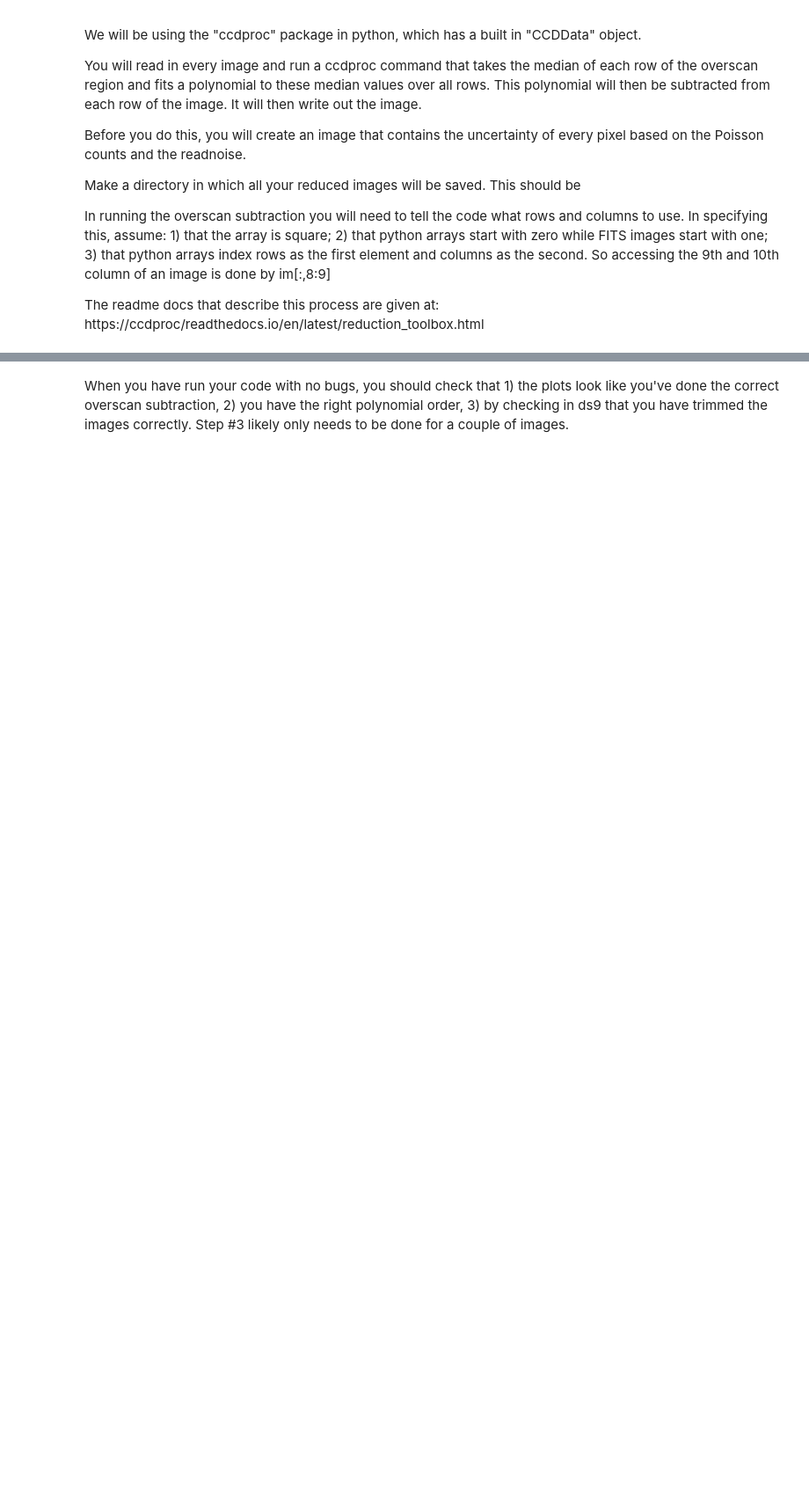
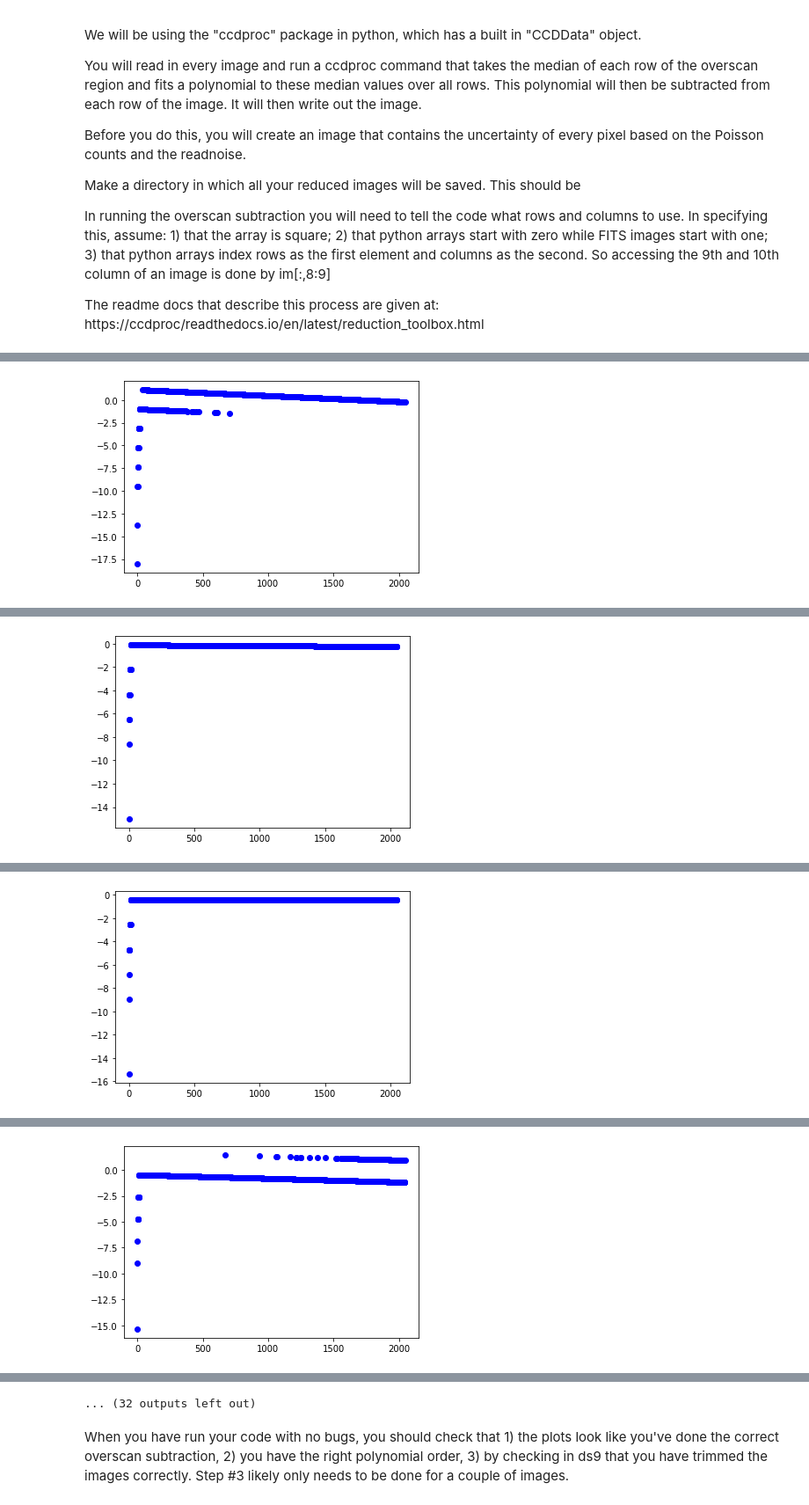
Before and after one commit to srodgers070/astr596_srodgersobsproject, a Jupyter notebook: reduction_part1_student.ipynb, the cells around one changed output, grey strips where cells are left out. Shown: that part at 88% size. Cells and saved outputs as stored; diff of their text form; code cells hidden in the pictures; blank space fills up the shorter version.

```diff
--- a/reduction_part1_student.ipynb
+++ b/reduction_part1_student.ipynb
@@ -116,10 +119,20 @@ The following cell is where you remove the bad images from your list.  If there
 # %%
 #a list of bad images
 #*************
-badlist = np.array(["bad1.fits","bad2.fits"])
+badlist = np.array([])
 
 #make a cleaned version of the biaslist
 biaslist_good = imlist_clean(biaslist,badlist)
 print("biaslist_good = ",biaslist_good)
 
 #Now repeat this block of code for the twilight flats and the science flats in each band
+
+
+
+
+good_B_k20=imlist_clean(sciencelist_B_KING20,badlist)
+good_V_k20=imlist_clean(sciencelist_V_KING20, badlist)
+good_B_NGC7296=imlist_clean(sciencelist_B_NGC7296, badlist)
+good_V_NGC7296=imlist_clean(sciencelist_V_NGC7296, badlist)
+good_flat_V=imlist_clean(flatlist_V, badlist)
+good_flat_B=imlist_clean(flatlist_B, badlist)
@@ -150,10 +168,16 @@ def oscan_subtract(imlist, redpath, rawpath):
     #rawpath = the path where the raw images are located
 
     #*************
+
+    #We read out on the left side of the images
+
     #Look in the telescope manual on google drive for the gain and readnoise values
-    g =  #gain in units of electrons/ADU
-    rn =  #readnoise in electrons
+    g =2.13  #gain in units of electrons/ADU
+    rn = 2.88 #readnoise in electrons
 
+
+
+    #overscan region is [2048:2200,1:2048]
     #loop over every image name in the bias list
     for imname in biaslist_good:
 
@@ -167,7 +191,7 @@ def oscan_subtract(imlist, redpath, rawpath):
         #p is the pixel count in ADU and sigma_RN is the readnoise
         #the u.<blah> is a python way of specifying unit that goes along with the number
 
-        im_with_err = ccdproc.create_deviation(im,gain=g * u.electron/u.adu, readnoise=5.0*u.electron)
+        im_with_err = ccdproc.create_deviation(im,gain=g * u.electron/u.adu, readnoise=rn*u.electron)
 
         #gain correct the images
         gain_corr_im = ccdproc.gain_correct(im_with_err,g * u.electron/u.adu)
@@ -177,7 +201,7 @@ def oscan_subtract(imlist, redpath, rawpath):
         #of one term (constant) and see how well it does
         #**********
         poly_model = models.Polynomial1D(1)
-        oscan_sub_im = ccdproc.subtract_overscan(gain_corr_im,overscan = gain_corr_im[****], \
+        oscan_sub_im = ccdproc.subtract_overscan(gain_corr_im,overscan = gain_corr_im[:,1947:2047], \
                                                  overscan_axis=1,model=poly_model)
 
         #make a plot of the median of each row of the now-subtracted overscan columns
@@ -189,16 +213,16 @@ def oscan_subtract(imlist, redpath, rawpath):
         #now go through every row, take the median, and put it into the check array
         #**********
         for i in range(len(np.asarray(oscan_sub_im[:]))):
-            oscan_check[i] = np.median(dat[i,*****])
+            oscan_check[i] = np.median(oscan_sub_im[i,:1947])
 
         #make a plot of the median vs the row number
         #**********
-        plt.plot(********,*******,'bo')
+        plt.plot(oscan_check_nrow,oscan_check,'bo')
         plt.show()
 
         #trim off the overscan regions
         #**********
-        trimmed_im = ccdproc.trim(oscan_sub_im[******])
+        trimmed_im = ccdproc.trim_image(oscan_sub_im[:1947])
 
         #write the image
         tr_imname = imname.replace('.fits','_tr.fits',1)
@@ -208,7 +232,8 @@ def oscan_subtract(imlist, redpath, rawpath):
 #perform overscan subtraction on the bias frames
 #the reduction path
 #****** This should be the absolute path to your files
-rawpath =
-redpath =
+rawpath = "/home/s376r951/RFSLAB/USER_DPT/s376r951/Data/Raw/20191104/"
+redpath = "/home/s376r951/RFSLAB/USER_DPT/s376r951/Data/Reduced/"
 
 oscan_subtract(biaslist_good, redpath, rawpath)
+# %% [output]
@@ -214,0 +241 @@ oscan_subtract(biaslist_good, redpath, rawpath)
+[figure, added]
@@ -214,0 +243 @@ oscan_subtract(biaslist_good, redpath, rawpath)
+[figure, added]
@@ -214,0 +245 @@ oscan_subtract(biaslist_good, redpath, rawpath)
+[figure, added]
@@ -214,0 +247 @@ oscan_subtract(biaslist_good, redpath, rawpath)
+[figure, added]
@@ -215,2 +252,3 @@ oscan_subtract(biaslist_good, redpath, rawpath)
+... (32 outputs left out)
 # %% [markdown]
 When you have run your code with no bugs, you should check that 1) the plots look like you've done the correct overscan subtraction, 2) you have the right polynomial order, 3) by checking in ds9 that you have trimmed the images correctly.  Step #3 likely only needs to be done for a couple of images.
```
Also changed, not shown: parts of 4 cells of this notebook.
